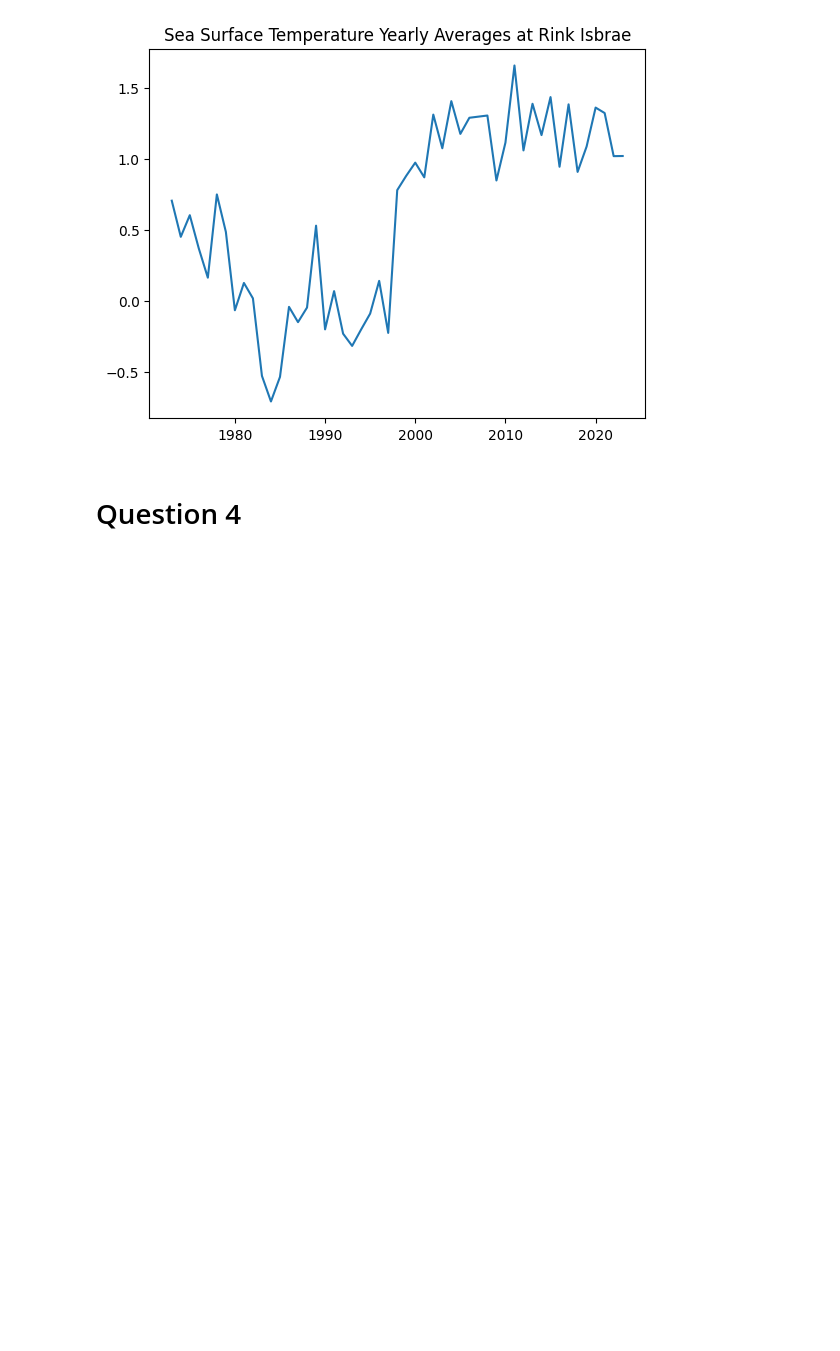
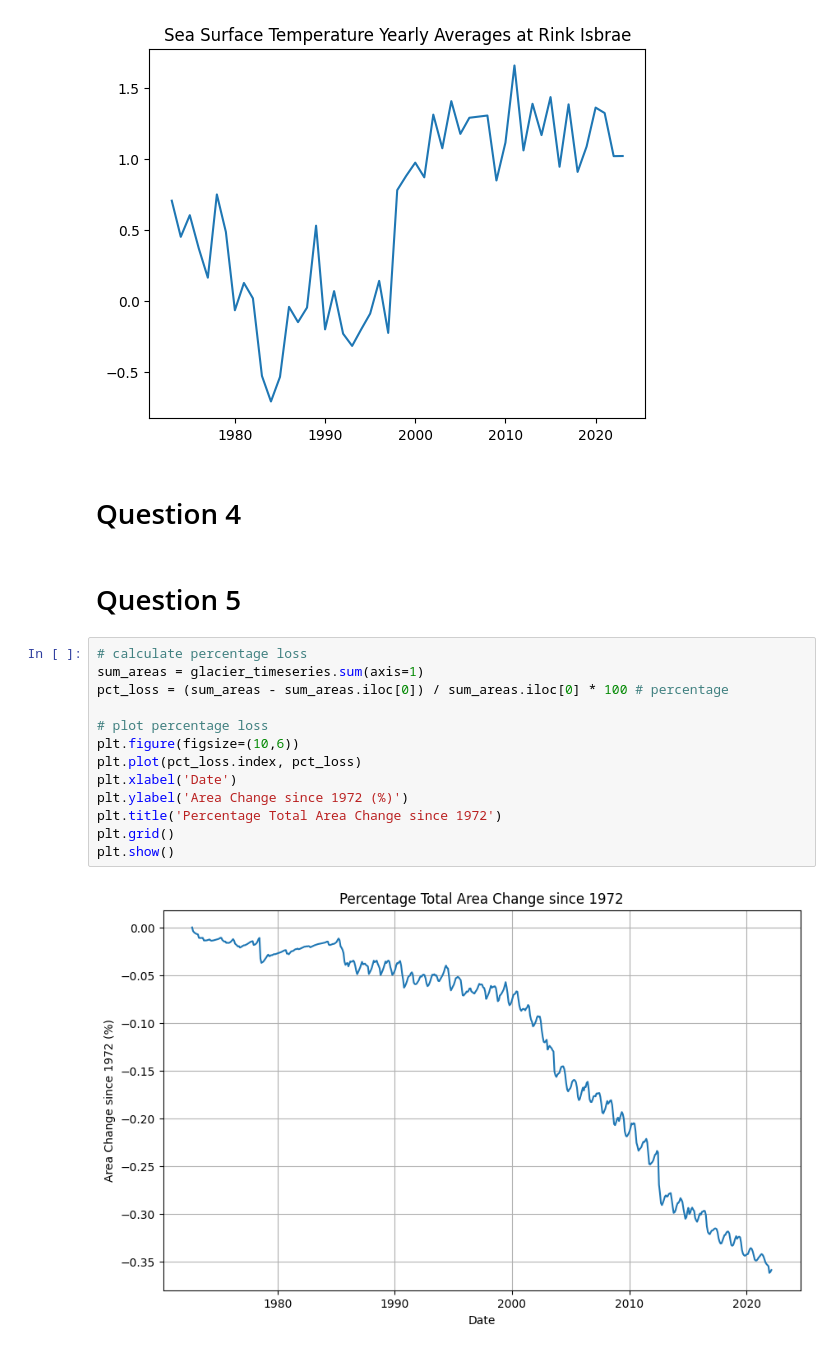
Before and after one commit to joelbarron06/ESDA2_Project, a Jupyter notebook: project_code.ipynb, the cells around one changed output. Cells and saved outputs as stored; diff of their text form; blank space fills up the shorter version.

Commit message:
code for question 5 completed

```diff
--- a/project_code.ipynb
+++ b/project_code.ipynb
@@ -706,3 +706,20 @@ Text(0.5, 1.0, 'Sea Surface Temperature Yearly Averages at Rink Isbrae')
 [figure]
 # %% [markdown]
 # Question 4
+# %% [markdown]
+# Question 5
+# %%
+# calculate percentage loss
+sum_areas = glacier_timeseries.sum(axis=1)
+pct_loss = (sum_areas - sum_areas.iloc[0]) / sum_areas.iloc[0] * 100 # percentage
+
+# plot percentage loss
+plt.figure(figsize=(10,6))
+plt.plot(pct_loss.index, pct_loss)
+plt.xlabel('Date')
+plt.ylabel('Area Change since 1972 (%)')
+plt.title('Percentage Total Area Change since 1972')
+plt.grid()
+plt.show()
+# %% [output]
+[figure, added]
```
Also changed, not shown: parts of 9 cells of this notebook.
